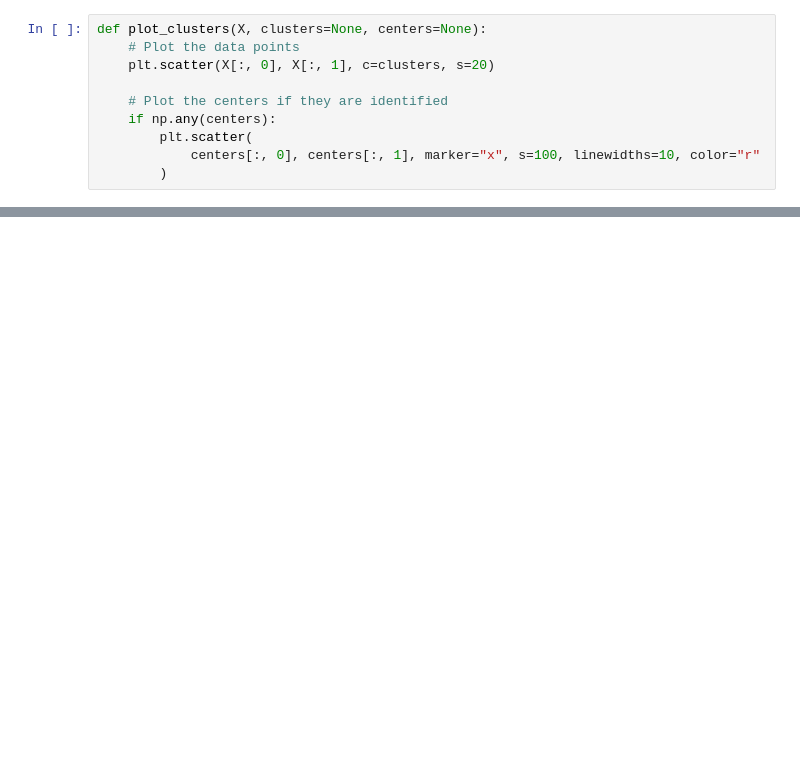
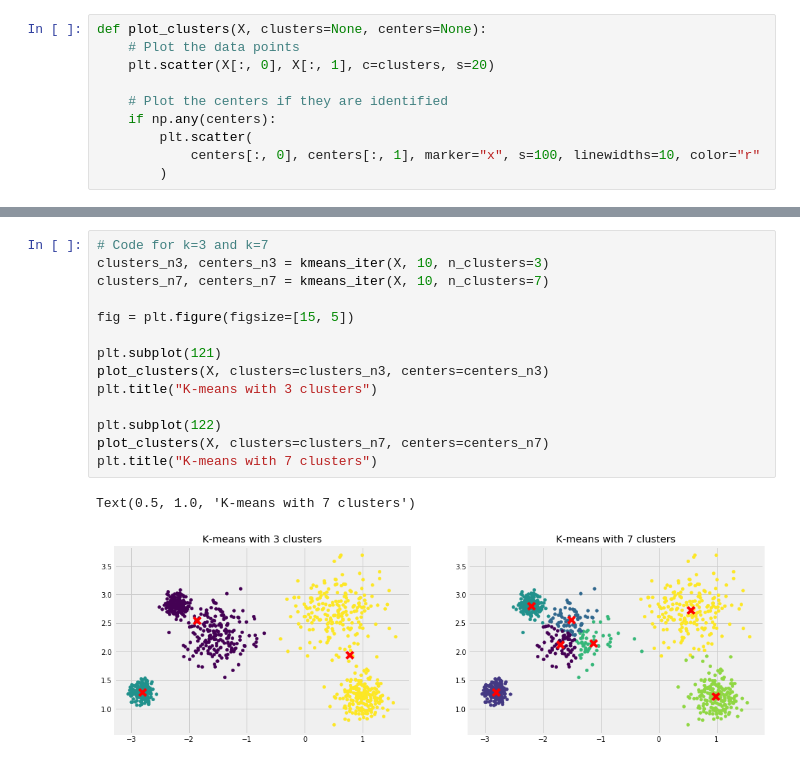
Before and after one commit to ThomasDelatte/Notebooks, a Jupyter notebook: Clustering_with_K-Means.ipynb, the cells around one changed output, grey strips where cells are left out. Drawn from its saved outputs; the diff is of its cells as text; blank space fills up the shorter version.

```diff
--- a/Clustering_with_K-Means.ipynb
+++ b/Clustering_with_K-Means.ipynb
@@ -348,0 +243,17 @@ Text(0.5, 1.0, 'K-means clustering with PCA-reduced data')
+# %%
+# Code for k=3 and k=7
+clusters_n3, centers_n3 = kmeans_iter(X, 10, n_clusters=3)
+clusters_n7, centers_n7 = kmeans_iter(X, 10, n_clusters=7)
+
+fig = plt.figure(figsize=[15, 5])
+
+plt.subplot(121)
+plot_clusters(X, clusters=clusters_n3, centers=centers_n3)
+plt.title("K-means with 3 clusters")
+
+plt.subplot(122)
+plot_clusters(X, clusters=clusters_n7, centers=centers_n7)
+plt.title("K-means with 7 clusters")
+# %% [output]
+Text(0.5, 1.0, 'K-means with 7 clusters')
+[figure, added]
```
Also changed, not shown: parts of 57 cells of this notebook, 7 other files.
